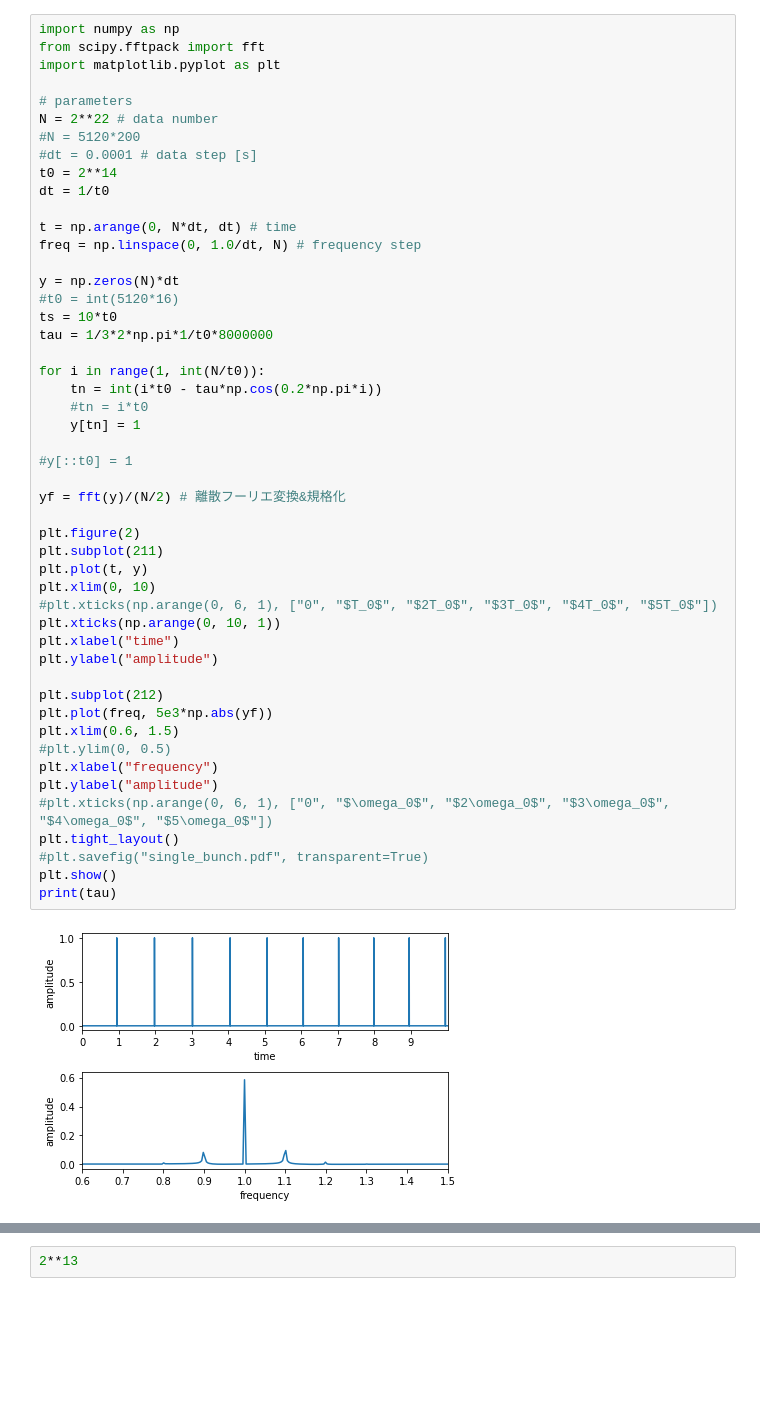
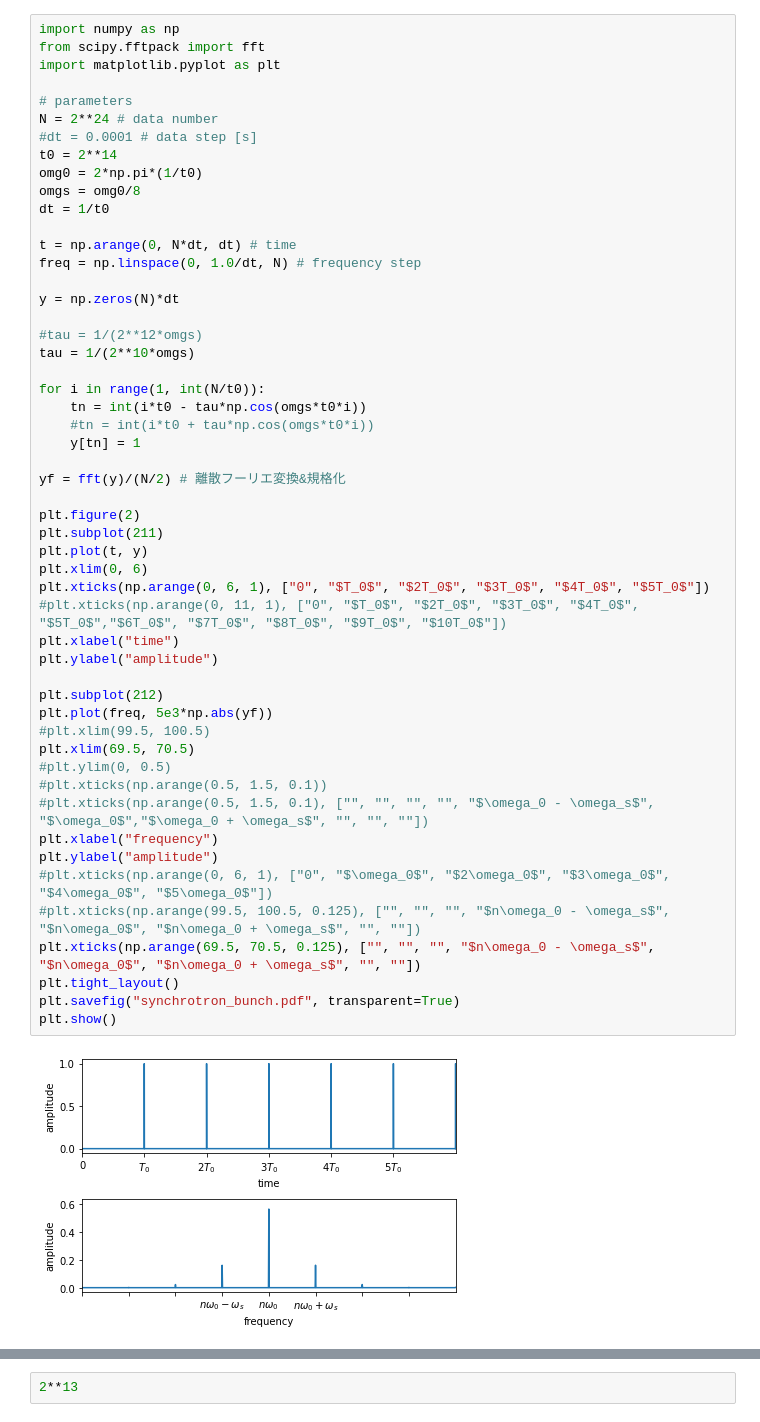
Before and after one commit to esuwaishi/IRoHa, a Jupyter notebook: Fourier.ipynb, the cells around one changed output, grey strips where cells are left out. Drawn from its saved outputs; the diff is of its cells as text; blank space fills up the shorter version.

```diff
--- a/Fourier.ipynb
+++ b/Fourier.ipynb
@@ -213,48 +231,51 @@ from scipy.fftpack import fft
 import matplotlib.pyplot as plt
 
 # parameters
-N = 2**22 # data number
-#N = 5120*200
+N = 2**24 # data number
 #dt = 0.0001 # data step [s]
 t0 = 2**14
+omg0 = 2*np.pi*(1/t0)
+omgs = omg0/8
 dt = 1/t0
 
 t = np.arange(0, N*dt, dt) # time
 freq = np.linspace(0, 1.0/dt, N) # frequency step
 
 y = np.zeros(N)*dt
-#t0 = int(5120*16)
-ts = 10*t0
-tau = 1/3*2*np.pi*1/t0*8000000
+
+#tau = 1/(2**12*omgs)
+tau = 1/(2**10*omgs)
 
 for i in range(1, int(N/t0)):
-    tn = int(i*t0 - tau*np.cos(0.2*np.pi*i))
-    #tn = i*t0
+    tn = int(i*t0 - tau*np.cos(omgs*t0*i))
+    #tn = int(i*t0 + tau*np.cos(omgs*t0*i))
     y[tn] = 1
-
-#y[::t0] = 1
 
 yf = fft(y)/(N/2) # 離散フーリエ変換&規格化
 
 plt.figure(2)
 plt.subplot(211)
 plt.plot(t, y)
-plt.xlim(0, 10)
-#plt.xticks(np.arange(0, 6, 1), ["0", "$T_0$", "$2T_0$", "$3T_0$", "$4T_0$", "$5T_0$"])
-plt.xticks(np.arange(0, 10, 1))
+plt.xlim(0, 6)
+plt.xticks(np.arange(0, 6, 1), ["0", "$T_0$", "$2T_0$", "$3T_0$", "$4T_0$", "$5T_0$"])
+#plt.xticks(np.arange(0, 11, 1), ["0", "$T_0$", "$2T_0$", "$3T_0$", "$4T_0$", "$5T_0$","$6T_0$", "$7T_0$", "$8T_0$", "$9T_0$", "$10T_0$"])
 plt.xlabel("time")
 plt.ylabel("amplitude")
 
 plt.subplot(212)
 plt.plot(freq, 5e3*np.abs(yf))
-plt.xlim(0.6, 1.5)
+#plt.xlim(99.5, 100.5)
+plt.xlim(69.5, 70.5)
 #plt.ylim(0, 0.5)
+#plt.xticks(np.arange(0.5, 1.5, 0.1))
+#plt.xticks(np.arange(0.5, 1.5, 0.1), ["", "", "", "", "$\omega_0 - \omega_s$", "$\omega_0$","$\omega_0 + \omega_s$", "", "", ""])
 plt.xlabel("frequency")
 plt.ylabel("amplitude")
 #plt.xticks(np.arange(0, 6, 1), ["0", "$\omega_0$", "$2\omega_0$", "$3\omega_0$", "$4\omega_0$", "$5\omega_0$"])
+#plt.xticks(np.arange(99.5, 100.5, 0.125), ["", "", "", "$n\omega_0 - \omega_s$", "$n\omega_0$", "$n\omega_0 + \omega_s$", "", ""])
+plt.xticks(np.arange(69.5, 70.5, 0.125), ["", "", "", "$n\omega_0 - \omega_s$", "$n\omega_0$", "$n\omega_0 + \omega_s$", "", ""])
 plt.tight_layout()
-#plt.savefig("single_bunch.pdf", transparent=True)
+plt.savefig("synchrotron_bunch.pdf", transparent=True)
 plt.show()
-print(tau)
 # %% [output]
-[figure, old version]
+[figure, new version]
```
Also changed, not shown: parts of 8 cells of this notebook, 5 other files.
